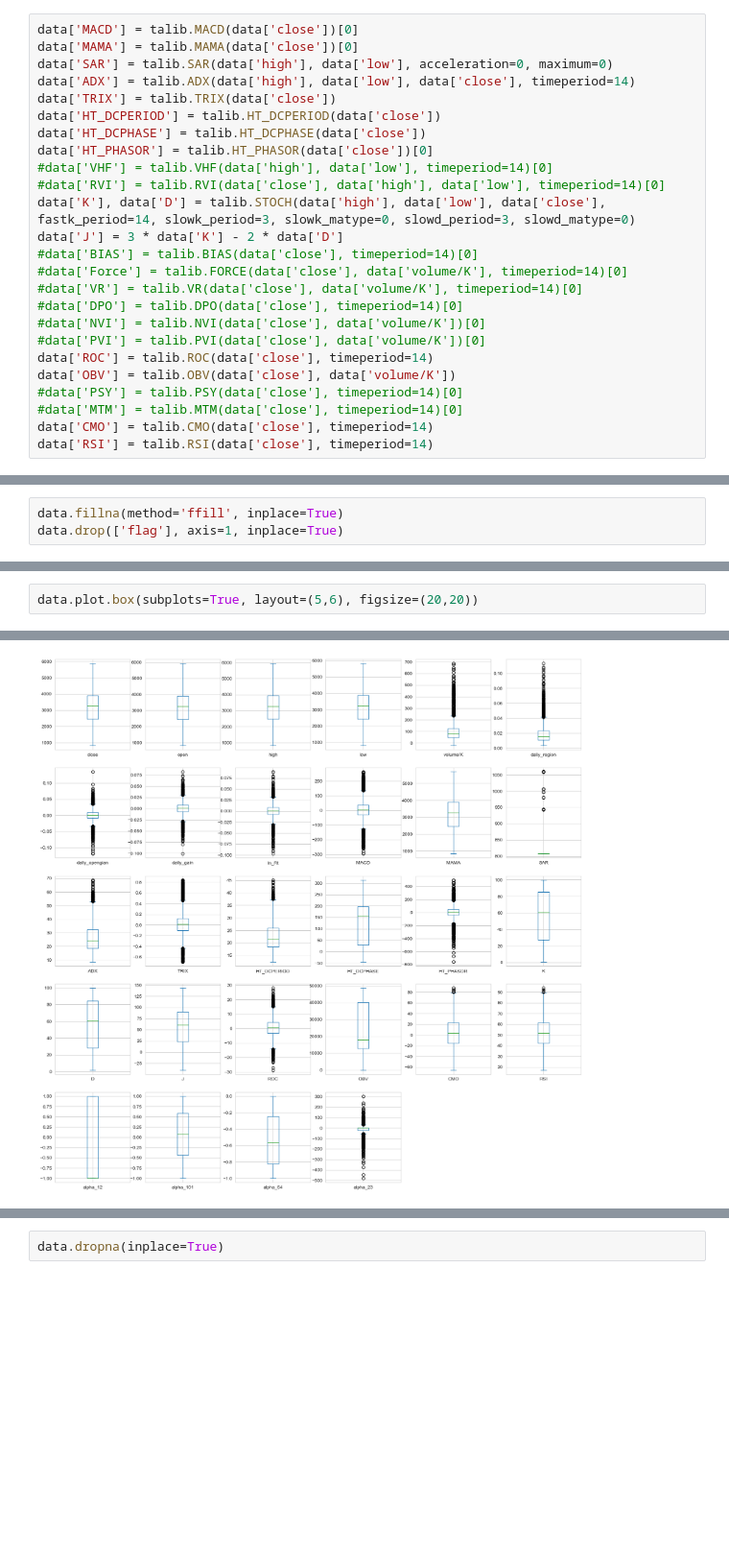
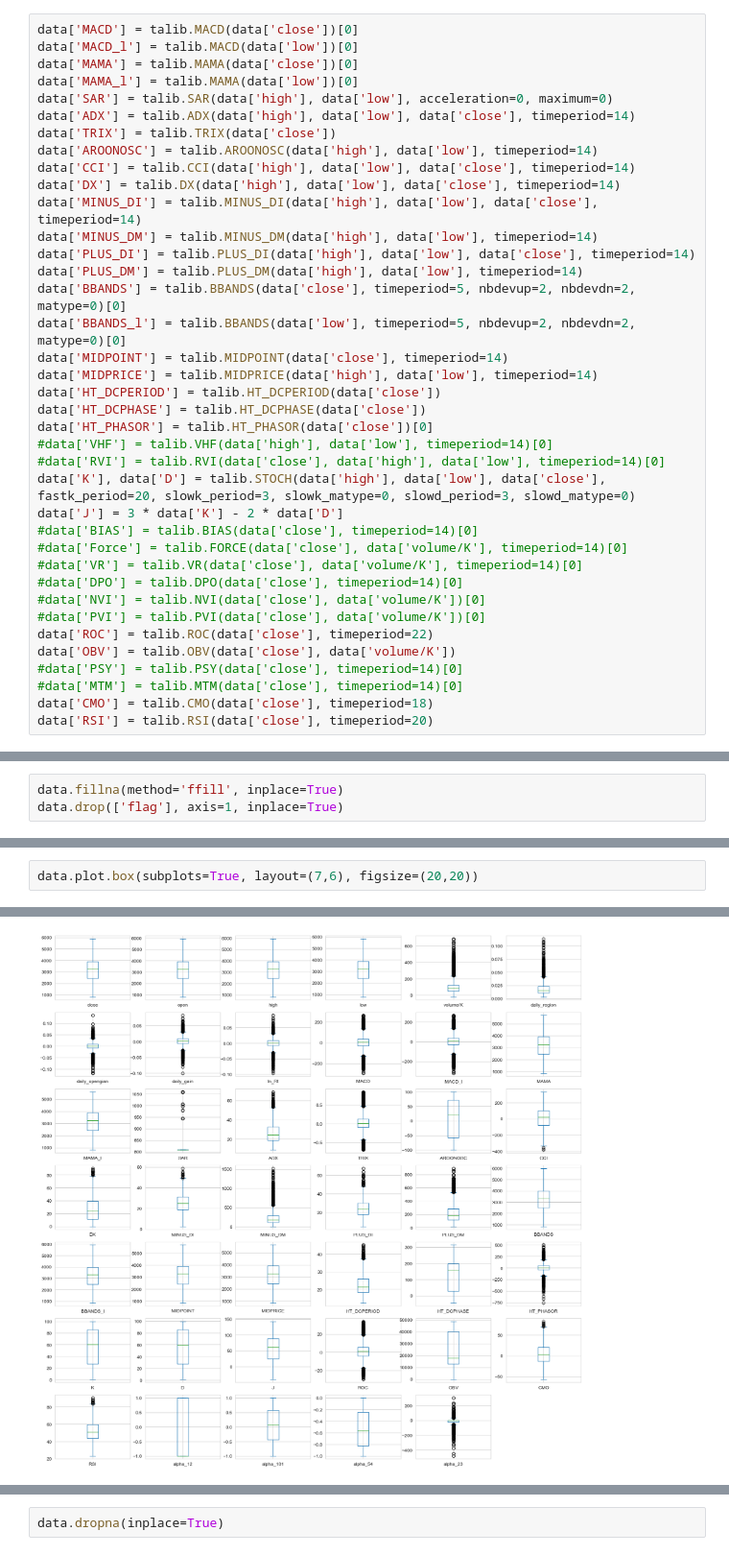
Before and after one commit to binomial-dimension/LosingMoney, a Jupyter notebook: analysis/corr_check.ipynb, the cells around one changed output, grey strips where cells are left out. Shown at 96% size. Drawn from its saved outputs; the diff is of its cells as text; blank space fills up the shorter version.

```diff
--- a/analysis/corr_check.ipynb
+++ b/analysis/corr_check.ipynb
@@ -38,16 +38,29 @@ sns.heatmap(data.corr('spearman'), annot=True, cmap='RdYlGn', linewidths=0.2)
 import talib
 # %%
 data['MACD'] = talib.MACD(data['close'])[0]
+data['MACD_l'] = talib.MACD(data['low'])[0]
 data['MAMA'] = talib.MAMA(data['close'])[0]
+data['MAMA_l'] = talib.MAMA(data['low'])[0]
 data['SAR'] = talib.SAR(data['high'], data['low'], acceleration=0, maximum=0)
 data['ADX'] = talib.ADX(data['high'], data['low'], data['close'], timeperiod=14)
 data['TRIX'] = talib.TRIX(data['close'])
+data['AROONOSC'] = talib.AROONOSC(data['high'], data['low'], timeperiod=14)
+data['CCI'] = talib.CCI(data['high'], data['low'], data['close'], timeperiod=14)
+data['DX'] = talib.DX(data['high'], data['low'], data['close'], timeperiod=14)
+data['MINUS_DI'] = talib.MINUS_DI(data['high'], data['low'], data['close'], timeperiod=14)
+data['MINUS_DM'] = talib.MINUS_DM(data['high'], data['low'], timeperiod=14)
+data['PLUS_DI'] = talib.PLUS_DI(data['high'], data['low'], data['close'], timeperiod=14)
+data['PLUS_DM'] = talib.PLUS_DM(data['high'], data['low'], timeperiod=14)
+data['BBANDS'] = talib.BBANDS(data['close'], timeperiod=5, nbdevup=2, nbdevdn=2, matype=0)[0]
+data['BBANDS_l'] = talib.BBANDS(data['low'], timeperiod=5, nbdevup=2, nbdevdn=2, matype=0)[0]
+data['MIDPOINT'] = talib.MIDPOINT(data['close'], timeperiod=14)
+data['MIDPRICE'] = talib.MIDPRICE(data['high'], data['low'], timeperiod=14)
 data['HT_DCPERIOD'] = talib.HT_DCPERIOD(data['close'])
 data['HT_DCPHASE'] = talib.HT_DCPHASE(data['close'])
 data['HT_PHASOR'] = talib.HT_PHASOR(data['close'])[0]
 #data['VHF'] = talib.VHF(data['high'], data['low'], timeperiod=14)[0]
 #data['RVI'] = talib.RVI(data['close'], data['high'], data['low'], timeperiod=14)[0]
-data['K'], data['D'] = talib.STOCH(data['high'], data['low'], data['close'], fastk_period=14, slowk_period=3, slowk_matype=0, slowd_period=3, slowd_matype=0)
+data['K'], data['D'] = talib.STOCH(data['high'], data['low'], data['close'], fastk_period=20, slowk_period=3, slowk_matype=0, slowd_period=3, slowd_matype=0)
 data['J'] = 3 * data['K'] - 2 * data['D']
 #data['BIAS'] = talib.BIAS(data['close'], timeperiod=14)[0]
 #data['Force'] = talib.FORCE(data['close'], data['volume/K'], timeperiod=14)[0]
@@ -55,12 +68,12 @@ data['J'] = 3 * data['K'] - 2 * data['D']
 #data['DPO'] = talib.DPO(data['close'], timeperiod=14)[0]
 #data['NVI'] = talib.NVI(data['close'], data['volume/K'])[0]
 #data['PVI'] = talib.PVI(data['close'], data['volume/K'])[0]
-data['ROC'] = talib.ROC(data['close'], timeperiod=14)
+data['ROC'] = talib.ROC(data['close'], timeperiod=22)
 data['OBV'] = talib.OBV(data['close'], data['volume/K'])
 #data['PSY'] = talib.PSY(data['close'], timeperiod=14)[0]
 #data['MTM'] = talib.MTM(data['close'], timeperiod=14)[0]
-data['CMO'] = talib.CMO(data['close'], timeperiod=14)
-data['RSI'] = talib.RSI(data['close'], timeperiod=14)
+data['CMO'] = talib.CMO(data['close'], timeperiod=18)
+data['RSI'] = talib.RSI(data['close'], timeperiod=20)
 # %% [markdown]
 alpha#6，alpha#12，alpha#23，alpha#28，alpha#54，alpha#101（主要参考了《WorldQuant Formulaic 101 Alphas》研究报告中给出的阿尔法因子计算公式，具体见附录）
 # %%
@@ -89,3 +102,3 @@ data.describe()
 # %%
-data.plot.box(subplots=True, layout=(5,6), figsize=(20,20))
+data.plot.box(subplots=True, layout=(7,6), figsize=(20,20))
 # %% [output]
@@ -108,5 +121,5 @@ alpha_23              AxesSubplot(0.523571,0.11;0.110714x0.132759)
 dtype: object
-[figure, old version]
+[figure, new version]
 # %%
 fig,ax = plt.subplots(figsize=(20,20))
 sns.heatmap(data.corr('spearman'), annot=True, cmap='RdYlGn', linewidths=0.2, ax=ax)
```
Also changed, not shown: parts of 3 cells of this notebook, 1 other file.
